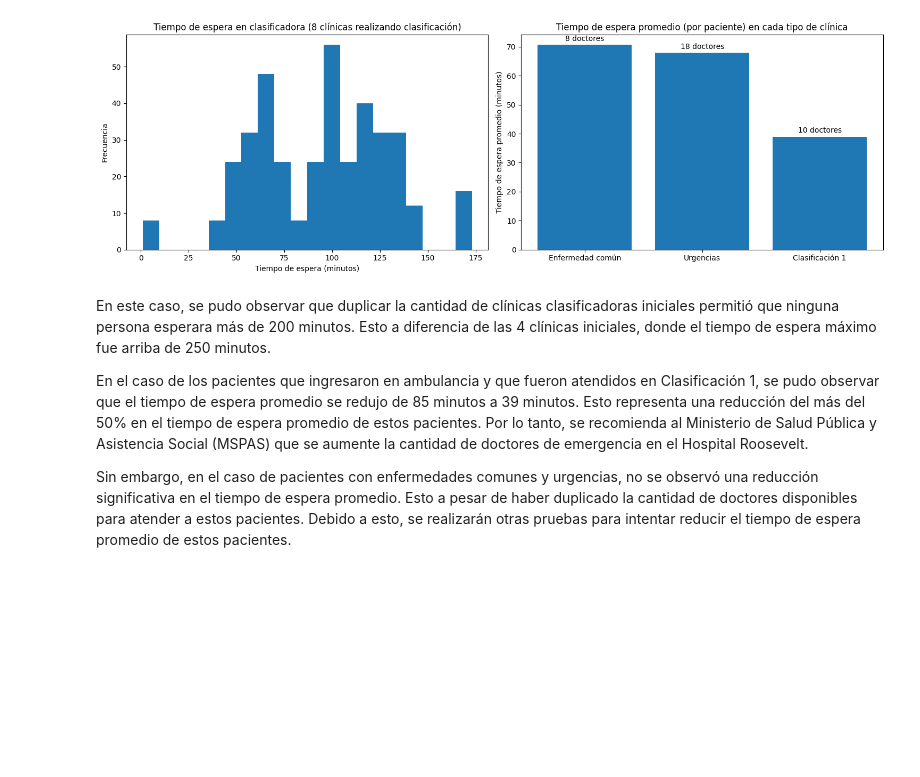
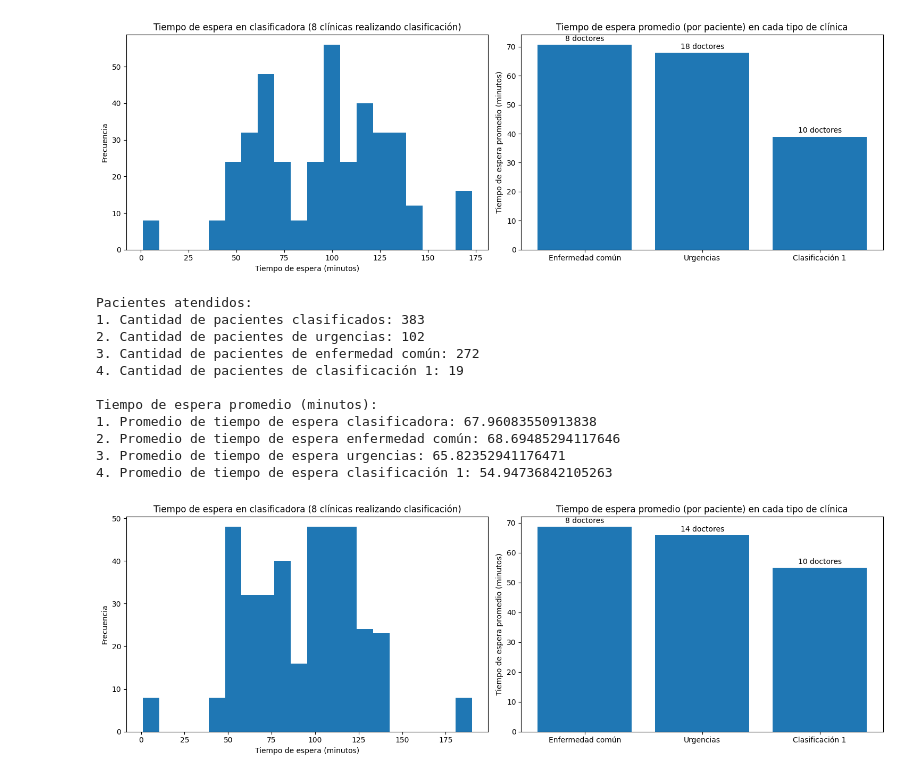
Before and after one commit to 20Candy/proyecto_modsim, a Jupyter notebook: main.ipynb, the cells around one changed output. Saved outputs shown, nothing was run; the diff lists cells and outputs as text; code cells hidden in the pictures; blank space fills up the shorter version.

```diff
--- a/main.ipynb
+++ b/main.ipynb
@@ -552,9 +560,61 @@ Tiempo de espera promedio (minutos):
 3. Promedio de tiempo de espera urgencias: 67.95918367346938
 4. Promedio de tiempo de espera clasificación 1: 39.0
 [figure]
-# %% [markdown]
-En este caso, se pudo observar que duplicar la cantidad de clínicas clasificadoras iniciales permitió que ninguna persona esperara más de 200 minutos. Esto a diferencia de las 4 clínicas iniciales, donde el tiempo de espera máximo fue arriba de 250 minutos.
-
-En el caso de los pacientes que ingresaron en ambulancia y que fueron atendidos en Clasificación 1, se pudo observar que el tiempo de espera promedio se redujo de 85 minutos a 39 minutos. Esto representa una reducción del más del 50% en el tiempo de espera promedio de estos pacientes. Por lo tanto, se recomienda al Ministerio de Salud Pública y Asistencia Social (MSPAS) que se aumente la cantidad de doctores de emergencia en el Hospital Roosevelt.
-
-Sin embargo, en el caso de pacientes con enfermedades comunes y urgencias, no se observó una reducción significativa en el tiempo de espera promedio. Esto a pesar de haber duplicado la cantidad de doctores disponibles para atender a estos pacientes. Debido a esto, se realizarán otras pruebas para intentar reducir el tiempo de espera promedio de estos pacientes.
+# %%
+num_clinicas_clasificacion1 = 10
+num_clinicas_clasificadoras = 8
+
+num_clinicas_urgencias = 14
+num_clinicas_comunes = 8
+
+
+model = HospitalModel(400, num_clinicas_clasificacion1, num_clinicas_urgencias, num_clinicas_comunes, num_clinicas_clasificadoras)
+
+for i in range(1440):
+    model.step()
+
+model.reporte()
+
+# Creación de la figura y los subplots
+fig, (ax1, ax2) = plt.subplots(1, 2, figsize=(15, 5))
+
+# Grafica: Tiempo de espera en clasificadora (pacientes que no llegaron en ambulancia)
+tiempos_espera_clasificadora = [p.tiempo_espera_clasificadora for p in model.schedule.agents if not p.en_ambulancia]
+ax1.hist(tiempos_espera_clasificadora, bins=20)
+ax1.set_xlabel("Tiempo de espera (minutos)")
+ax1.set_ylabel("Frecuencia")
+ax1.set_title("Tiempo de espera en clasificadora (8 clínicas realizando clasificación)")
+
+# Grafica: Barras de tiempo promedio de espera en cada tipo de clínica
+tiempos_espera_clinicas = [model.tiempo_espera_enfermedad_comun/model.pacientes_enfermedad_comun, model.tiempo_espera_urgencias/model.pacientes_urgencias, model.tiempo_espera_clasificacion_1/model.pacientes_clasificacion_1]
+doctores_por_clinica = [8, 14, 10]
+
+barras = ax2.bar(["Enfermedad común", "Urgencias", "Clasificación 1"], tiempos_espera_clinicas)
+ax2.set_ylabel("Tiempo de espera promedio (minutos)")
+ax2.set_title("Tiempo de espera promedio (por paciente) en cada tipo de clínica")
+
+# Anotaciones de la cantidad de doctores por clínica
+for barra, doctores in zip(barras, doctores_por_clinica):
+    altura = barra.get_height()
+    ax2.annotate(f'{doctores} doctores',
+                 xy=(barra.get_x() + barra.get_width() / 2, altura),
+                 xytext=(0, 3),  # 3 puntos de desplazamiento vertical
+                 textcoords="offset points",
+                 ha='center', va='bottom')
+
+# Mostrar la figura completa
+plt.tight_layout()
+plt.show()
+# %% [output]
+Pacientes atendidos:
+1. Cantidad de pacientes clasificados: 383
+2. Cantidad de pacientes de urgencias: 102
+3. Cantidad de pacientes de enfermedad común: 272
+4. Cantidad de pacientes de clasificación 1: 19
+
+Tiempo de espera promedio (minutos):
+1. Promedio de tiempo de espera clasificadora: 67.96083550913838
+2. Promedio de tiempo de espera enfermedad común: 68.69485294117646
+3. Promedio de tiempo de espera urgencias: 65.82352941176471
+4. Promedio de tiempo de espera clasificación 1: 54.94736842105263
+[figure, added]
```
Also changed, not shown: parts of 1 cell of this notebook.
